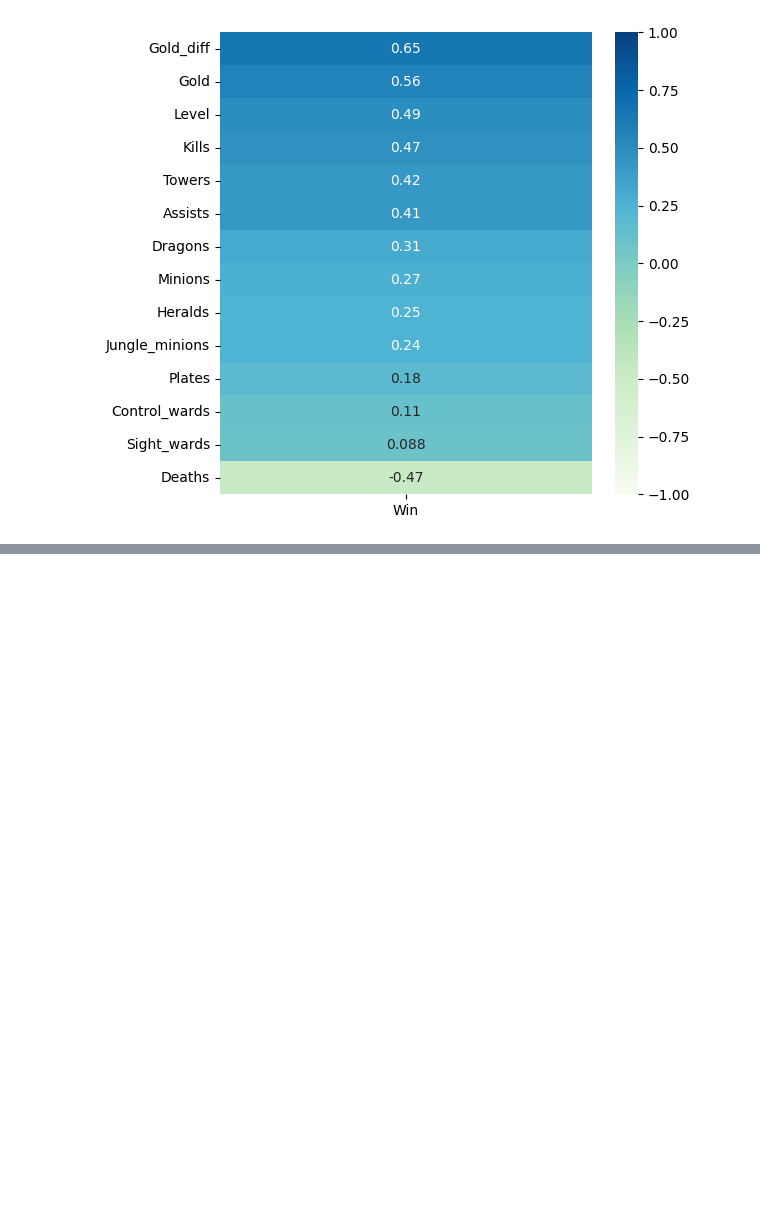
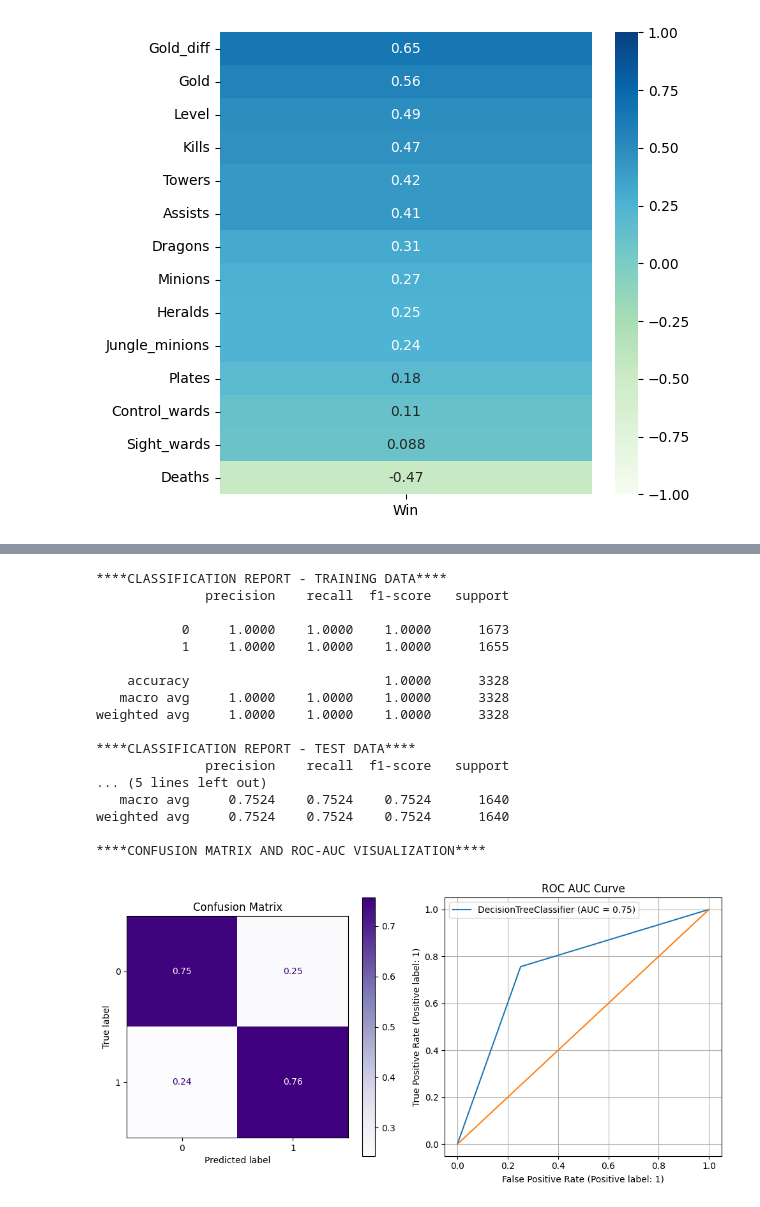
Before and after one commit to tlucch/League-of-Legends-Predictor, a Jupyter notebook: classification-models-testing.ipynb, the cells around one changed output, grey strips where cells are left out. Drawn from its saved outputs; the diff is of its cells as text; code cells hidden in the pictures; blank space fills up the shorter version.

```diff
--- a/classification-models-testing.ipynb
+++ b/classification-models-testing.ipynb
@@ -212,0 +225,22 @@ Please also refer to the documentation for alternative solver options:
+# %%
+#Decision Tree using the reduced df
+log_select = fit_eval(DecisionTreeClassifier(), X_train_reduced, y_train_reduced, X_test_reduced, y_test_reduced)
+# %% [output]
+****CLASSIFICATION REPORT - TRAINING DATA****
+              precision    recall  f1-score   support
+
+           0     1.0000    1.0000    1.0000      1673
+           1     1.0000    1.0000    1.0000      1655
+
+    accuracy                         1.0000      3328
+   macro avg     1.0000    1.0000    1.0000      3328
+weighted avg     1.0000    1.0000    1.0000      3328
+
+****CLASSIFICATION REPORT - TEST DATA****
+              precision    recall  f1-score   support
+... (5 lines left out)
+   macro avg     0.7524    0.7524    0.7524      1640
+weighted avg     0.7524    0.7524    0.7524      1640
+
+****CONFUSION MATRIX AND ROC-AUC VISUALIZATION****
+[figure, added]
```
Also changed, not shown: parts of 8 cells of this notebook, 1 other file.
